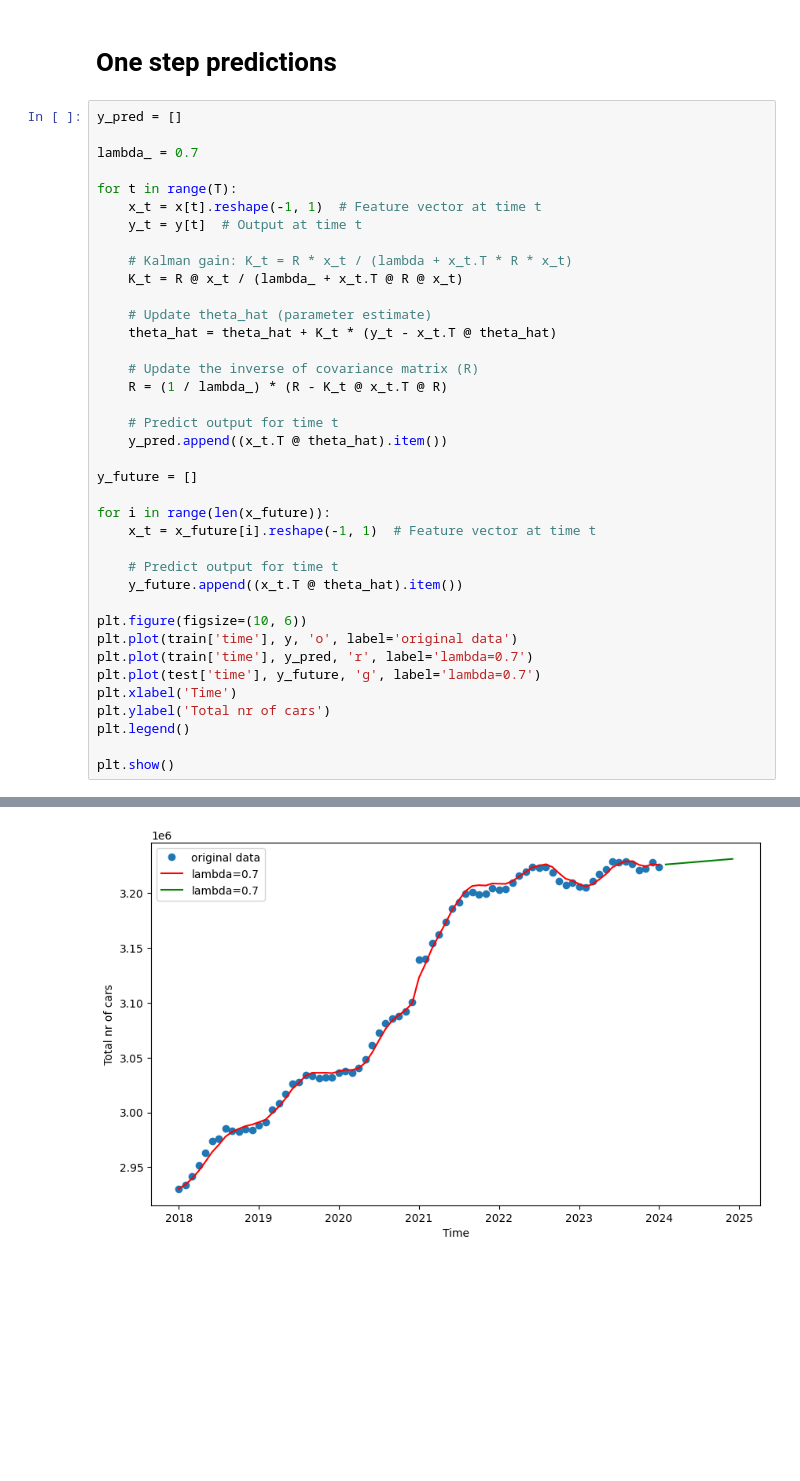
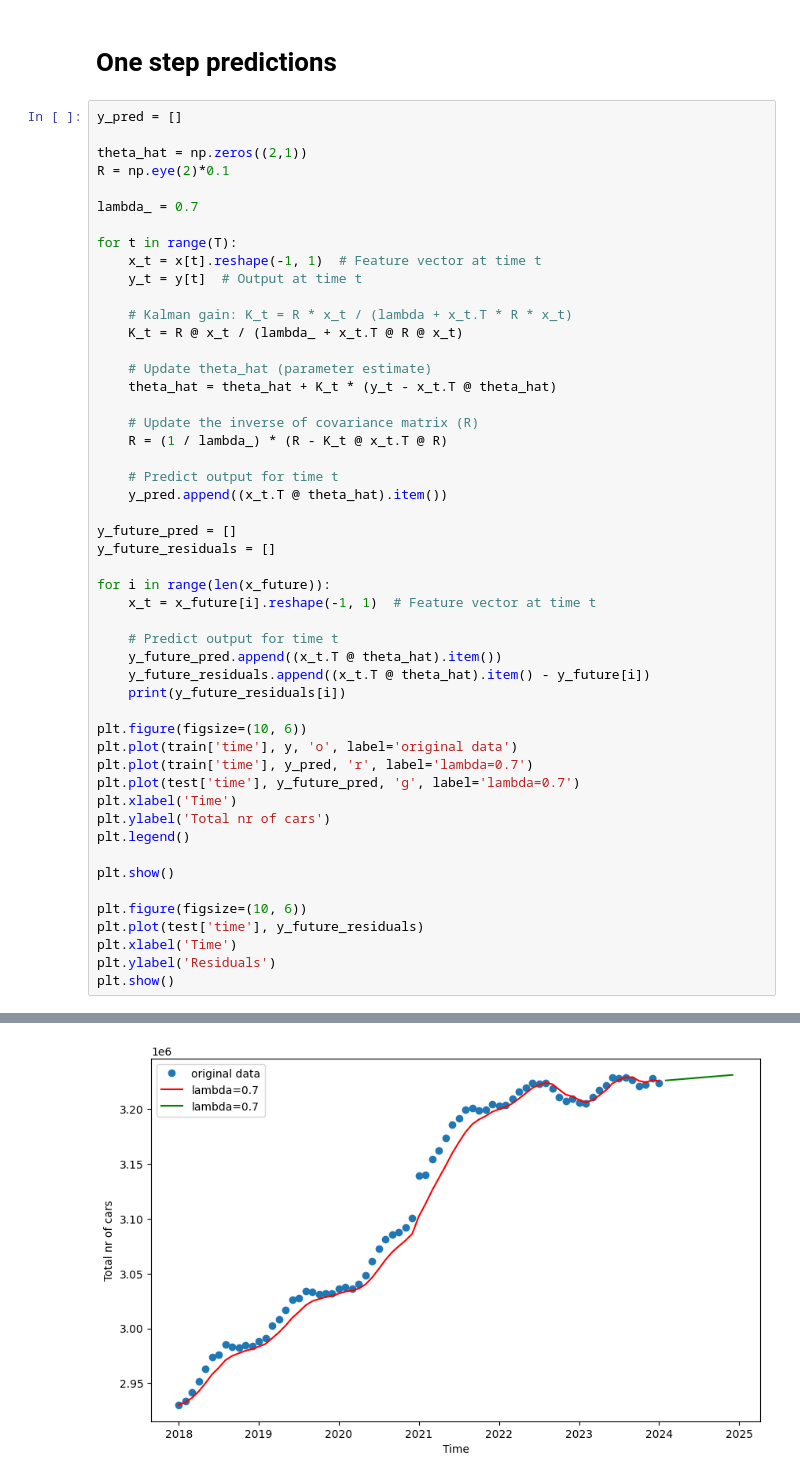
Before and after one commit to luca2618/Timeseries, a Jupyter notebook: assignment1.ipynb, the cells around one changed output, grey strips where cells are left out. Saved outputs shown, nothing was run; the diff lists cells and outputs as text; blank space fills up the shorter version.

```diff
--- a/assignment1.ipynb
+++ b/assignment1.ipynb
@@ -304,6 +304,9 @@ plt.show()
 # One step predictions
 # %%
 y_pred = []
+
+theta_hat = np.zeros((2,1))
+R = np.eye(2)*0.1
 
 lambda_ = 0.7
 
@@ -323,21 +326,30 @@ for t in range(T):
     # Predict output for time t
     y_pred.append((x_t.T @ theta_hat).item())
 
-y_future = []
+y_future_pred = []
+y_future_residuals = []
 
 for i in range(len(x_future)):
     x_t = x_future[i].reshape(-1, 1)  # Feature vector at time t
 
     # Predict output for time t
-    y_future.append((x_t.T @ theta_hat).item())
+    y_future_pred.append((x_t.T @ theta_hat).item())
+    y_future_residuals.append((x_t.T @ theta_hat).item() - y_future[i])
+    print(y_future_residuals[i])
 
 plt.figure(figsize=(10, 6))
 plt.plot(train['time'], y, 'o', label='original data')
 plt.plot(train['time'], y_pred, 'r', label='lambda=0.7')
-plt.plot(test['time'], y_future, 'g', label='lambda=0.7')
+plt.plot(test['time'], y_future_pred, 'g', label='lambda=0.7')
 plt.xlabel('Time')
 plt.ylabel('Total nr of cars')
 plt.legend()
 
 plt.show()
+
+plt.figure(figsize=(10, 6))
+plt.plot(test['time'], y_future_residuals)
+plt.xlabel('Time')
+plt.ylabel('Residuals')
+plt.show()
 # %% [output]
@@ -344 +367 @@ plt.show()
-[figure, old version]
+[figure, new version]
```
Also changed, not shown: parts of 2 cells of this notebook.
